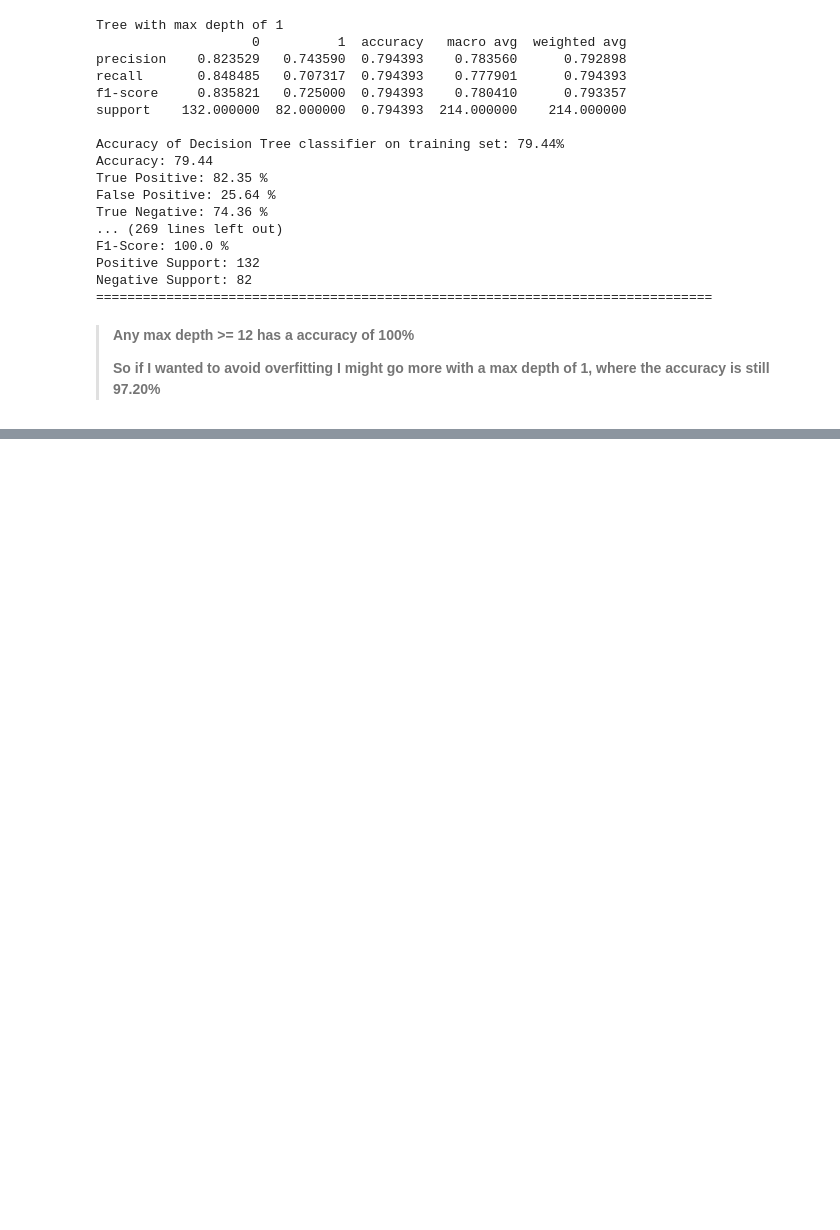
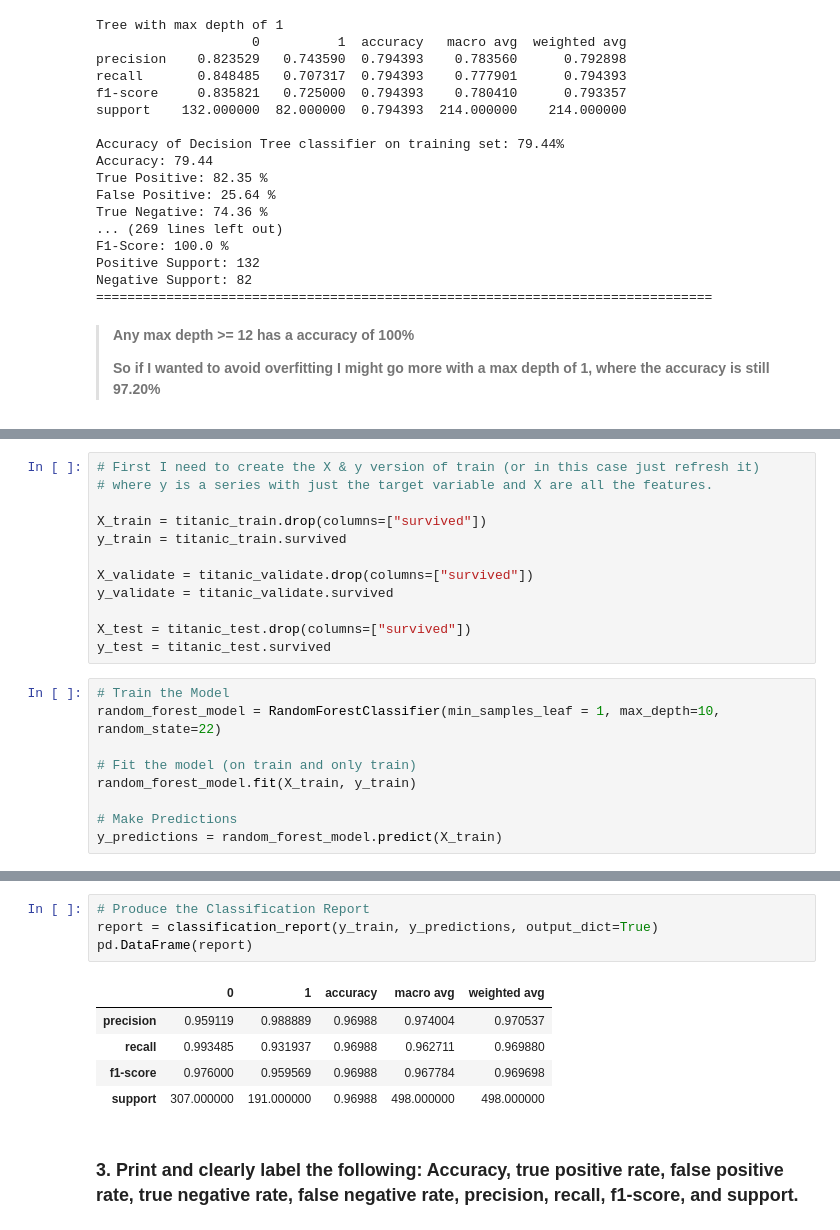
Before and after one commit to JeanetteSchulz/classification-exercises, a Jupyter notebook: model.ipynb, the cells around one changed output, grey strips where cells are left out. Drawn from its saved outputs; the diff is of its cells as text; blank space fills up the shorter version.

Commit message:
Added Random Forest exercises

```diff
--- a/model.ipynb
+++ b/model.ipynb
@@ -422,0 +436,21 @@ Negative Support: 82
+# %%
+# First I need to create the X & y version of train (or in this case just refresh it)
+# where y is a series with just the target variable and X are all the features.
+
+X_train = titanic_train.drop(columns=["survived"])
+y_train = titanic_train.survived
+
+X_validate = titanic_validate.drop(columns=["survived"])
+y_validate = titanic_validate.survived
+
+X_test = titanic_test.drop(columns=["survived"])
+y_test = titanic_test.survived
+# %%
+# Train the Model
+random_forest_model = RandomForestClassifier(min_samples_leaf = 1, max_depth=10, random_state=22)
+
+# Fit the model (on train and only train)
+random_forest_model.fit(X_train, y_train)
+
+# Make Predictions
+y_predictions = random_forest_model.predict(X_train)
@@ -422,0 +472,12 @@ Negative Support: 82
+# %%
+# Produce the Classification Report
+report = classification_report(y_train, y_predictions, output_dict=True)
+pd.DataFrame(report)
+# %% [output]
+|  | 0 | 1 | accuracy | macro avg | weighted avg |
+| precision | 0.959119 | 0.988889 | 0.96988 | 0.974004 | 0.970537 |
+| recall | 0.993485 | 0.931937 | 0.96988 | 0.962711 | 0.969880 |
+| f1-score | 0.976000 | 0.959569 | 0.96988 | 0.967784 | 0.969698 |
+| support | 307.000000 | 191.000000 | 0.96988 | 498.000000 | 498.000000 |
+# %% [markdown]
+### 3. Print and clearly label the following: Accuracy, true positive rate, false positive rate, true negative rate, false negative rate, precision, recall, f1-score, and support.
```
Also changed, not shown: parts of 16 cells of this notebook.
